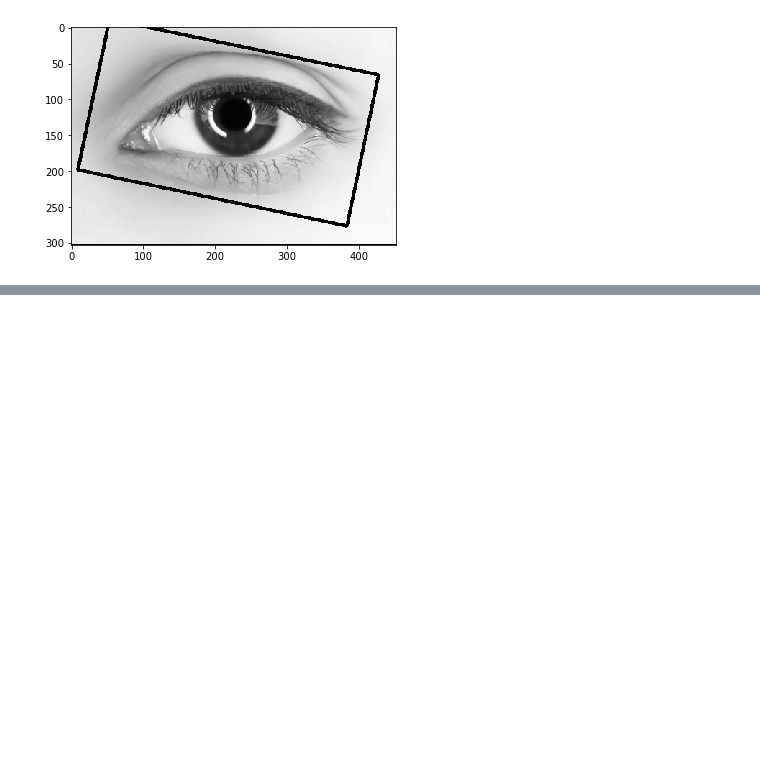
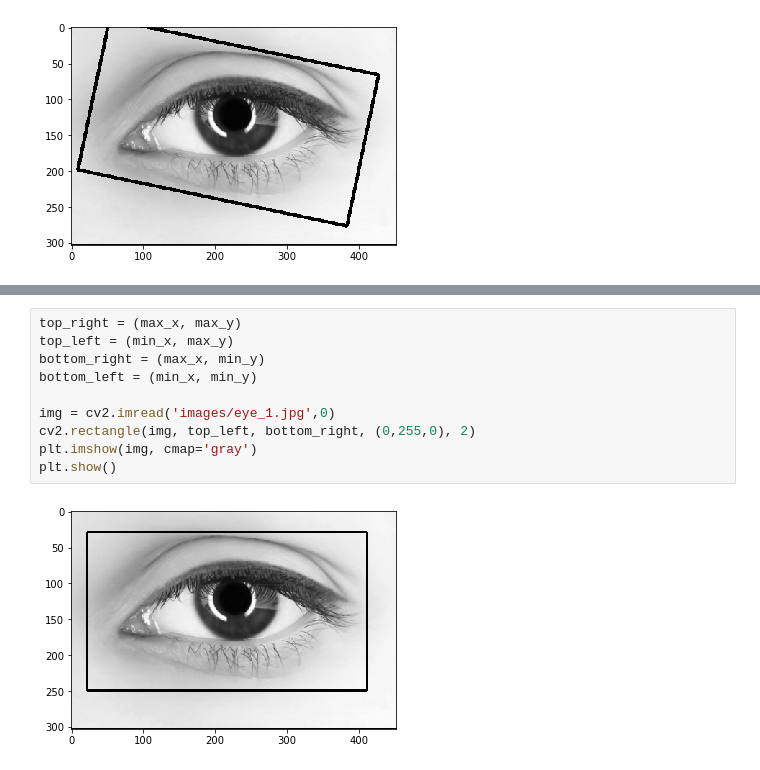
Before and after one commit to music1353/Face-Recognition, a Jupyter notebook: Eyelid Recognition.ipynb, the cells around one changed output, grey strips where cells are left out. Drawn from its saved outputs; the diff is of its cells as text; blank space fills up the shorter version.

```diff
--- a/Eyelid Recognition.ipynb
+++ b/Eyelid Recognition.ipynb
@@ -125,0 +166,12 @@ plt.show()
+# %%
+top_right = (max_x, max_y)
+top_left = (min_x, max_y)
+bottom_right = (max_x, min_y)
+bottom_left = (min_x, min_y)
+
+img = cv2.imread('images/eye_1.jpg',0)
+cv2.rectangle(img, top_left, bottom_right, (0,255,0), 2)
+plt.imshow(img, cmap='gray')
+plt.show()
+# %% [output]
+[figure, added]
```
Also changed, not shown: parts of 3 cells of this notebook.
